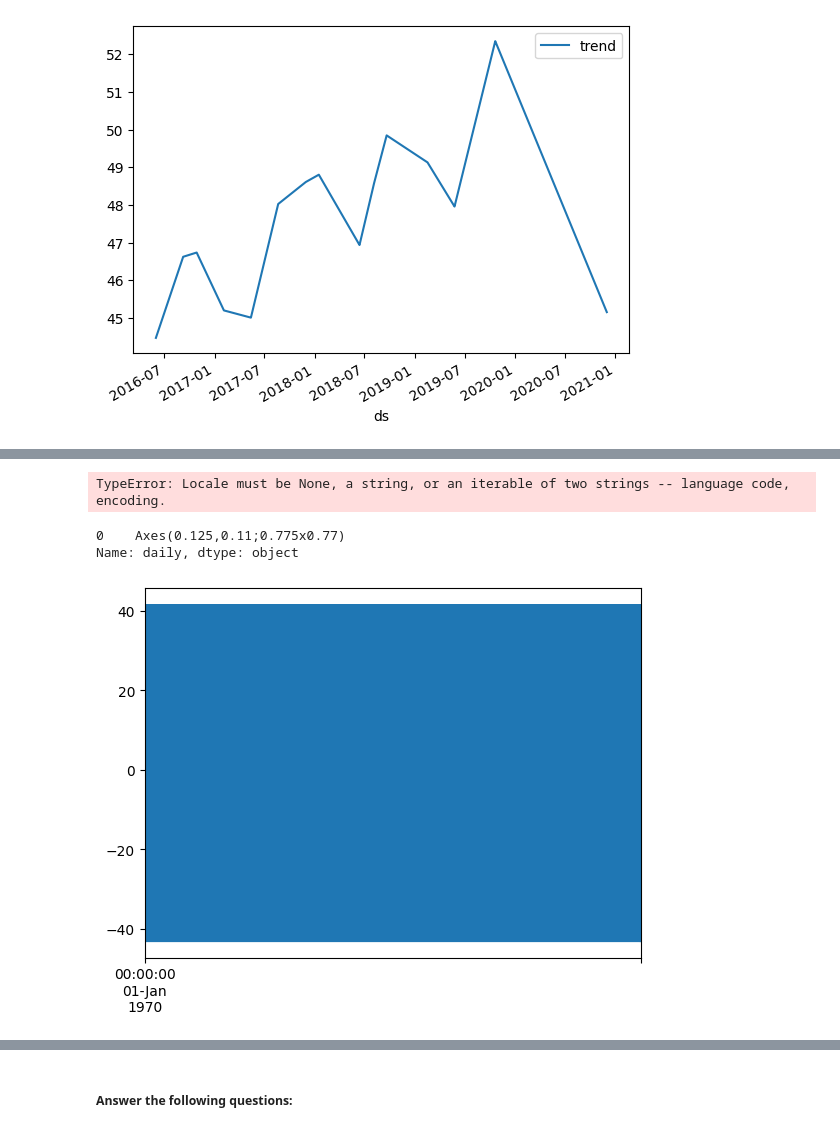
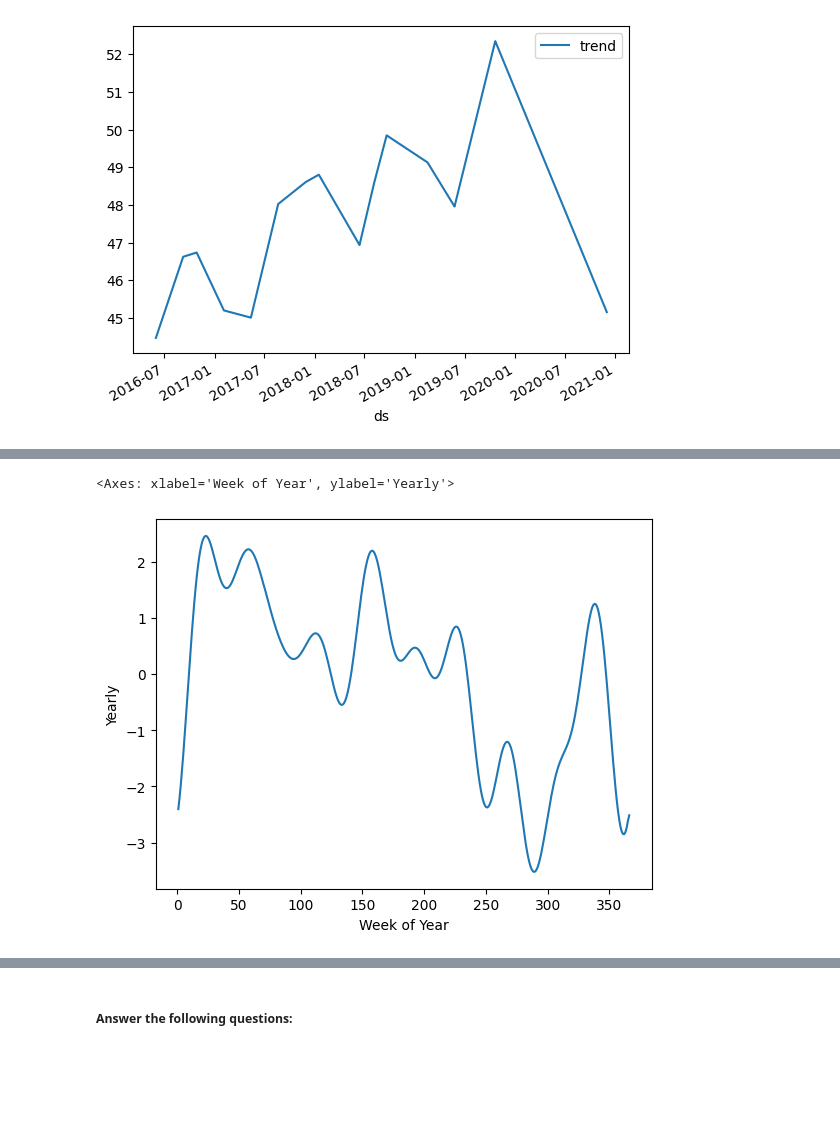
Before and after one commit to jstipe1/prophet-challenge, a Jupyter notebook: forecasting_net_prophet.ipynb, the cells around one changed output, grey strips where cells are left out. Saved outputs shown, nothing was run; the diff lists cells and outputs as text; code cells hidden in the pictures; blank space fills up the shorter version.

```diff
--- a/forecasting_net_prophet.ipynb
+++ b/forecasting_net_prophet.ipynb
@@ -548,7 +531,3 @@ forecast_trend.plot(x='ds', y='trend')
 # %% [output]
 <Axes: xlabel='ds'>
 [figure]
-# %%
-forecast.index = pd.to_datetime(forecast.index)
-forecast_yearly = forecast['yearly'].groupby(forecast.index.dayofyear)
-forecast_yearly.plot(x='ds', y='yearly')
@@ -559,14 +534,7 @@ Name: yearly, dtype: object
-# %%
-forecast.index = pd.to_datetime(forecast.index)
-forecast_weekly = forecast['weekly'].groupby(forecast.index.day_name)
-forecast_weekly.plot(x='ds', y='weekly')
-# %% [output]
-TypeError: Locale must be None, a string, or an iterable of two strings -- language code, encoding.
-# %%
-forecast.index = pd.to_datetime(forecast.index)
-forecast_daily = forecast['daily'].groupby(forecast.index.hour)
-forecast_daily.plot(x='ds', y='daily')
-# %% [output]
-0    Axes(0.125,0.11;0.775x0.77)
-Name: daily, dtype: object
-[figure, removed]
+# %%
+# @title Default title text
+forecast_weekly = forecast['yearly'].groupby(forecast["ds"].dt.day_of_year).mean()
+forecast_weekly.plot(xlabel="Week of Year",ylabel="Yearly")
+# %% [output]
+<Axes: xlabel='Week of Year', ylabel='Yearly'>
+[figure, added]
```
Also changed, not shown: parts of 15 cells of this notebook.
